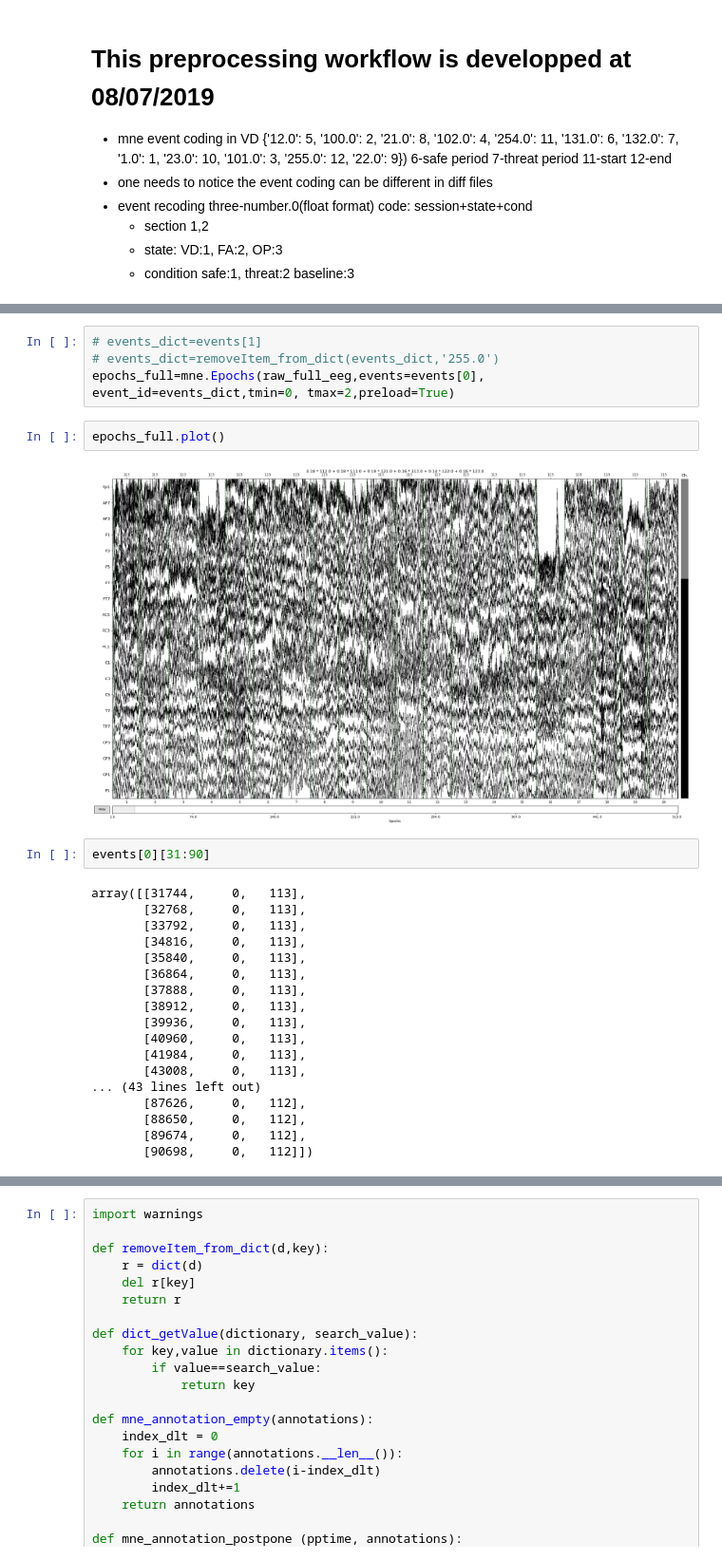
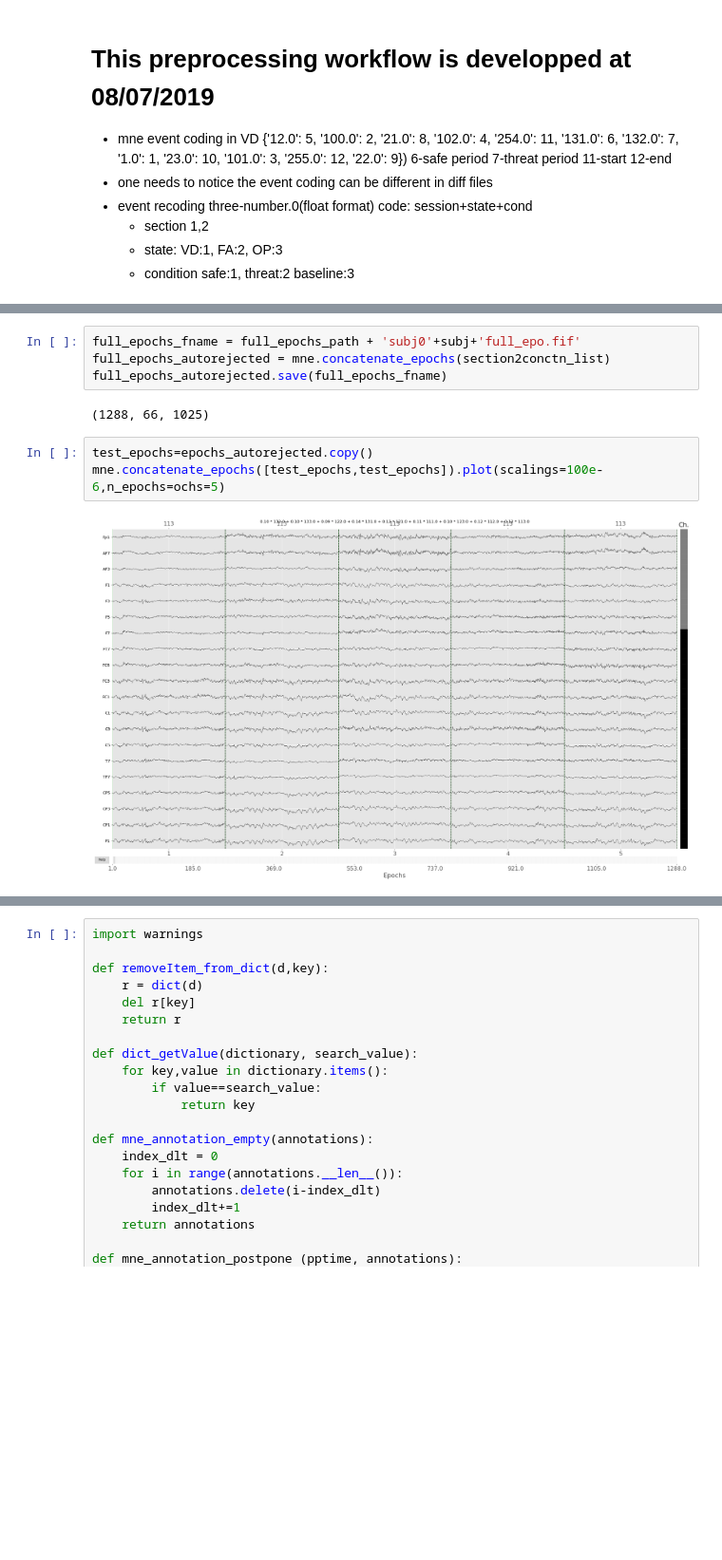
Before and after one commit to GanshengT/INSERM_EEG_Enrico_Proc, a Jupyter notebook: script_TAN/preproc/PreProcessingWorkflowJuly05.ipynb, the cells around one changed output, grey strips where cells are left out. Shown at 95% size. Drawn from its saved outputs; the diff is of its cells as text; blank space fills up the shorter version.

```diff
--- a/script_TAN/preproc/PreProcessingWorkflowJuly05.ipynb
+++ b/script_TAN/preproc/PreProcessingWorkflowJuly05.ipynb
@@ -277,29 +396,12 @@ done.
-# %%
-# events_dict=events[1]
-# events_dict=removeItem_from_dict(events_dict,'255.0')
-epochs_full=mne.Epochs(raw_full_eeg,events=events[0], event_id=events_dict,tmin=0, tmax=2,preload=True)
-# %%
-epochs_full.plot()
-# %% [output]
-[figure, removed]
-# %%
-events[0][31:90]
-# %% [output]
-array([[31744,     0,   113],
-       [32768,     0,   113],
-       [33792,     0,   113],
-       [34816,     0,   113],
-       [35840,     0,   113],
-       [36864,     0,   113],
-       [37888,     0,   113],
-       [38912,     0,   113],
-       [39936,     0,   113],
-       [40960,     0,   113],
-       [41984,     0,   113],
-       [43008,     0,   113],
-... (43 lines left out)
-       [87626,     0,   112],
-       [88650,     0,   112],
-       [89674,     0,   112],
-       [90698,     0,   112]])
+# %%
+full_epochs_fname = full_epochs_path + 'subj0'+subj+'full_epo.fif'
+full_epochs_autorejected = mne.concatenate_epochs(section2conctn_list)
+full_epochs_autorejected.save(full_epochs_fname)
+# %% [output]
+(1288, 66, 1025)
+# %%
+test_epochs=epochs_autorejected.copy()
+mne.concatenate_epochs([test_epochs,test_epochs]).plot(scalings=100e-6,n_epochs=ochs=5)
+# %% [output]
+[figure, added]
 # %% [markdown]
```
Also changed, not shown: parts of 2 cells of this notebook, 5 other files.
